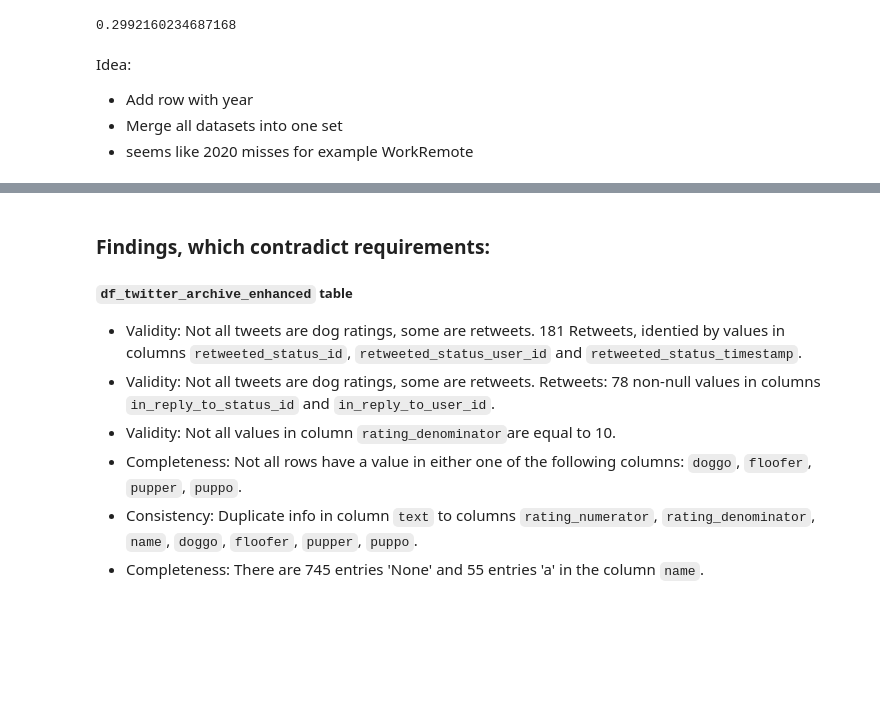
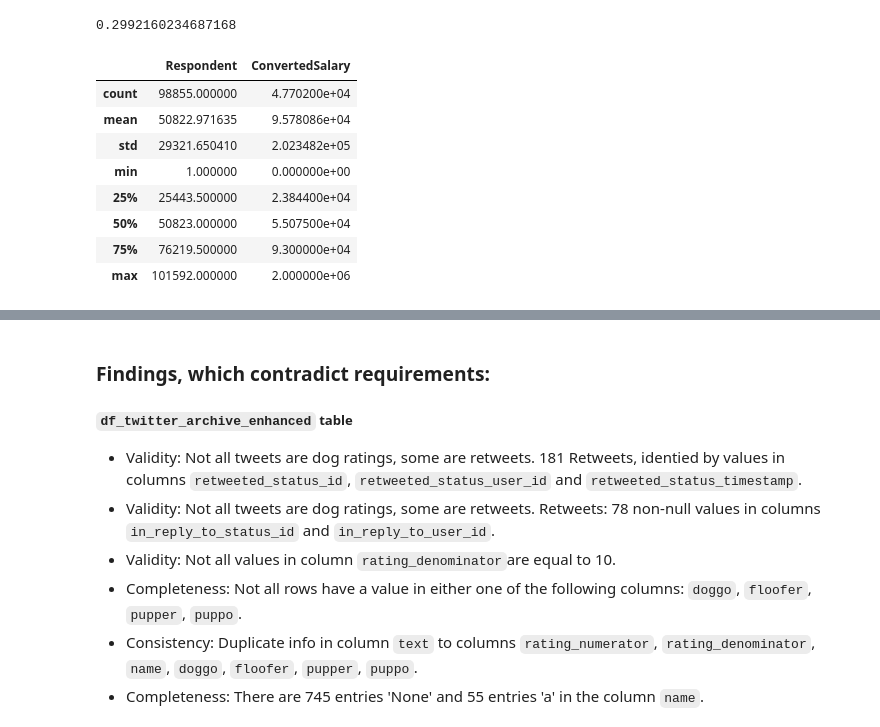
Before and after one commit to LeopoldWalther/StackOverflow_Survey, a Jupyter notebook: Survey_Analysis.ipynb, the cells around one changed output, grey strips where cells are left out. Drawn from its saved outputs; the diff is of its cells as text; code cells hidden in the pictures; blank space fills up the shorter version.

Commit message:
Add programmatical assesment of dataframe

```diff
--- a/Survey_Analysis.ipynb
+++ b/Survey_Analysis.ipynb
@@ -214,5 +259,0 @@ df_2018_survey.JobSatisfaction.isnull().mean()
-# %% [markdown]
-Idea:
-- Add row with year
-- Merge all datasets into one set
-- seems like 2020 misses for example WorkRemote
@@ -218,0 +275,12 @@ Idea:
+# %%
+df_2018_survey.describe()
+# %% [output]
+|  | Respondent | ConvertedSalary |
+| count | 98855.000000 | 4.770200e+04 |
+| mean | 50822.971635 | 9.578086e+04 |
+| std | 29321.650410 | 2.023482e+05 |
+| min | 1.000000 | 0.000000e+00 |
+| 25% | 25443.500000 | 2.384400e+04 |
+| 50% | 50823.000000 | 5.507500e+04 |
+| 75% | 76219.500000 | 9.300000e+04 |
+| max | 101592.000000 | 2.000000e+06 |
```
Also changed, not shown: parts of 13 cells of this notebook.
